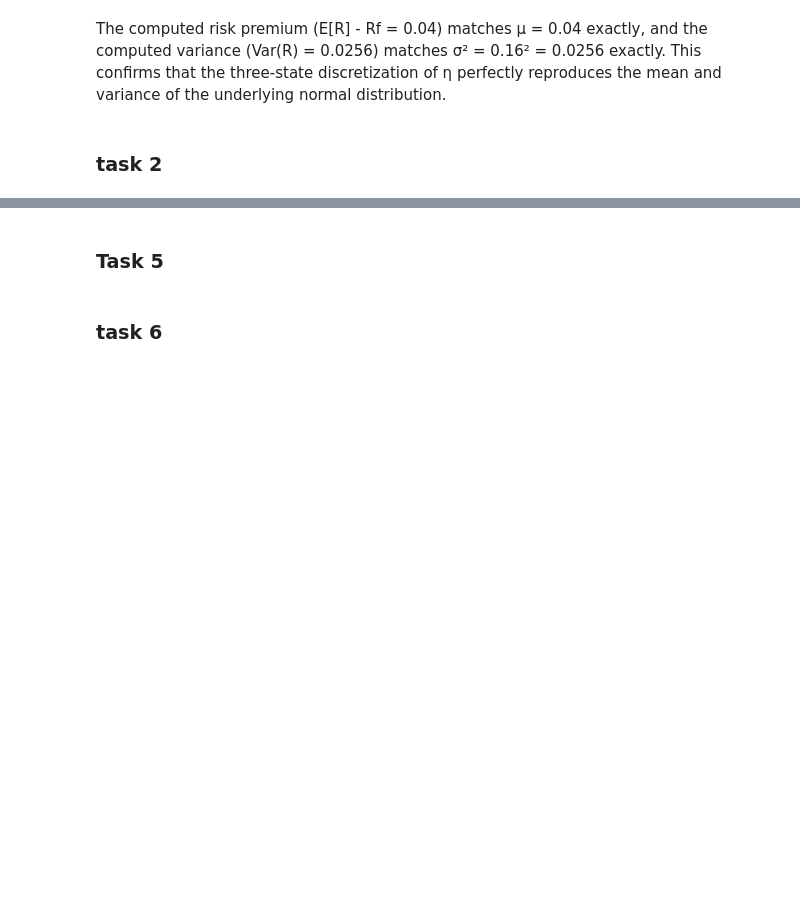
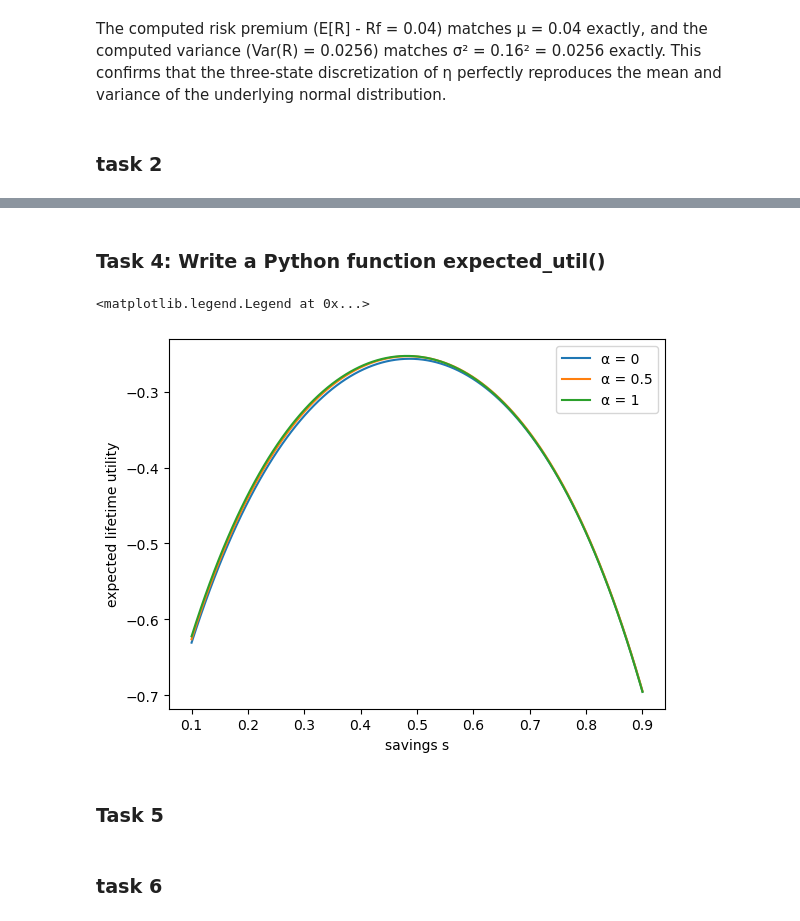
Before and after one commit to Danayicode/FIE463, a Jupyter notebook: Assignment_Danayi.ipynb, the cells around one changed output, grey strips where cells are left out. Cells and saved outputs as stored; diff of their text form; code cells hidden in the pictures; blank space fills up the shorter version.

```diff
--- a/Assignment_Danayi.ipynb
+++ b/Assignment_Danayi.ipynb
@@ -80,3 +85,18 @@ np.float64(-0.253868665109095)
+# %% [markdown]
+### Task 4: Write a Python function expected_util()
+# %%
+s_grid = np.linspace(0.1,w-0.1,200)
+
+for alpha in[0, 0.5, 1]:
+    utilities = expected_util(s_grid, alpha, beta, gamma, sigma, mu, w, etas, probs)
+    plt.plot(s_grid, utilities, label = f'α = {alpha}')
+
+plt.xlabel('savings s')
+plt.ylabel('expected lifetime utility')
+plt.legend()
+# %% [output]
+<matplotlib.legend.Legend at 0x...>
+[figure, added]
 # %% [markdown]
 ### Task 5
 # %%
```
Also changed, not shown: parts of 10 cells of this notebook.
